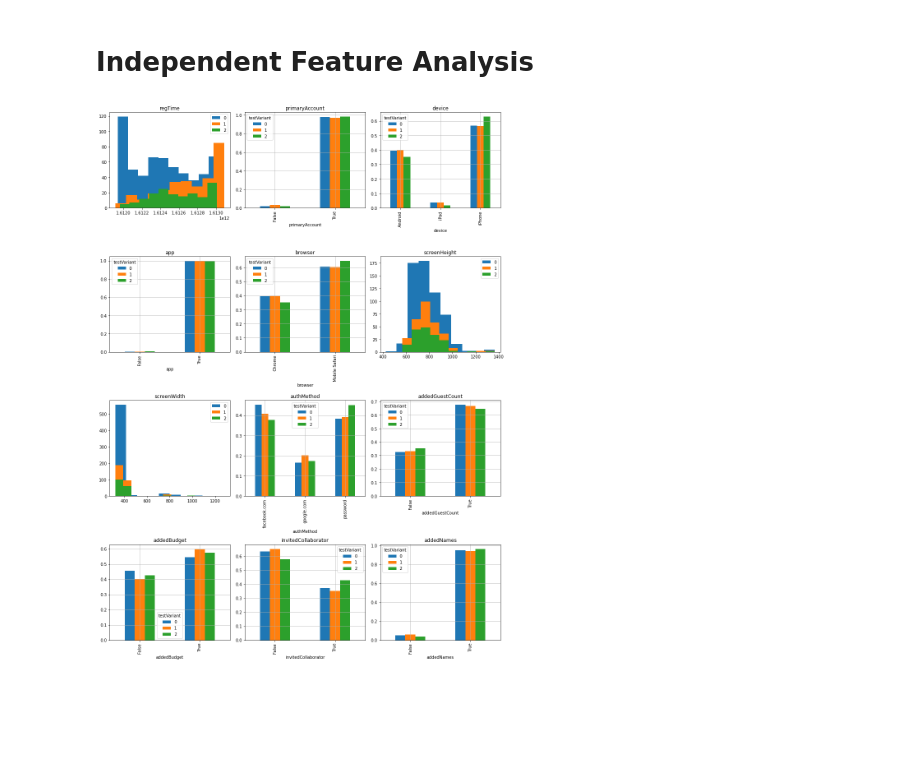
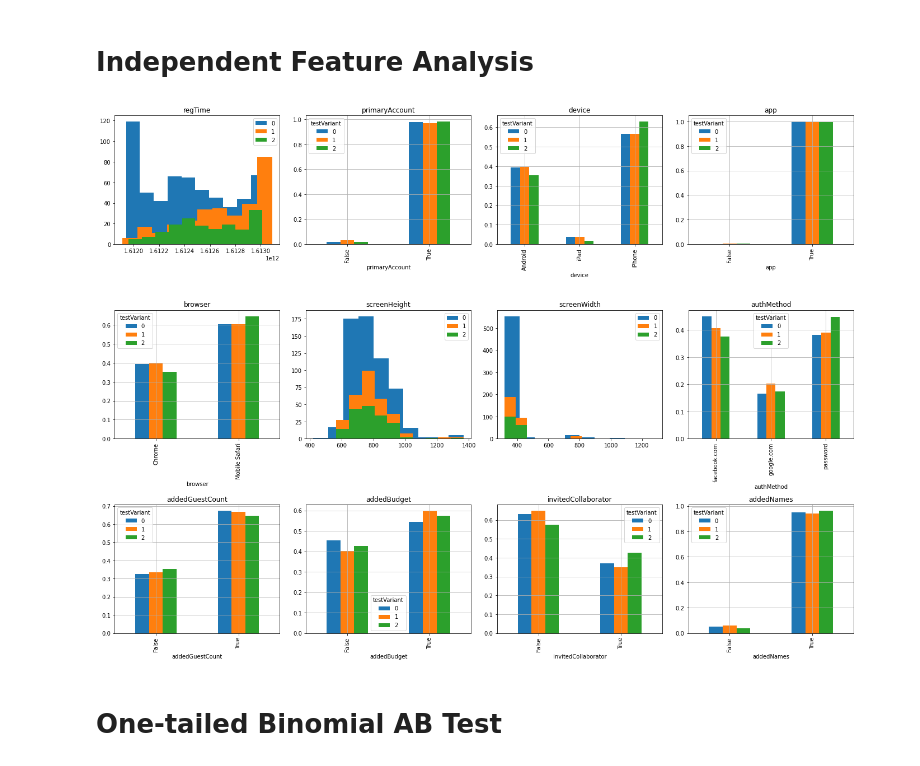
Before and after one commit to MattRHall/AB-Test-Booking-Application, a Jupyter notebook: AB_test.ipynb, the cells around one changed output. Saved outputs shown, nothing was run; the diff lists cells and outputs as text; code cells hidden in the pictures; blank space fills up the shorter version.

```diff
--- a/AB_test.ipynb
+++ b/AB_test.ipynb
@@ -21,10 +21,12 @@ Index(['regTime', 'testVariant', 'primaryAccount', 'device', 'app', 'browser',
 # Independent Feature Analysis
 # %%
 data = AB_test(df)
-data.ind_feature_plots("testVariant", shape = (4,3), figsize = (14,19), remove = ['testVariant', 'locationStep', 'addedCity',
+data.ind_feature_plots("testVariant", shape = (3,4), figsize = (19,14), remove = ['testVariant', 'locationStep', 'addedCity',
                      'finOnb', 'searchCTA', 'venEnq', 'venSearch', 'venViews','sessions'])
 # %% [output]
-[figure, old version]
+[figure, new version]
+# %% [markdown]
+# One-tailed Binomial AB Test
 # %%
 data.one_tail_binomial_AB_test(variant_control="testVariant", control_num=0, variant_test="searchCTA")
 # %% [output]
```
Also changed, not shown: parts of 1 cell of this notebook, 4 other files.
